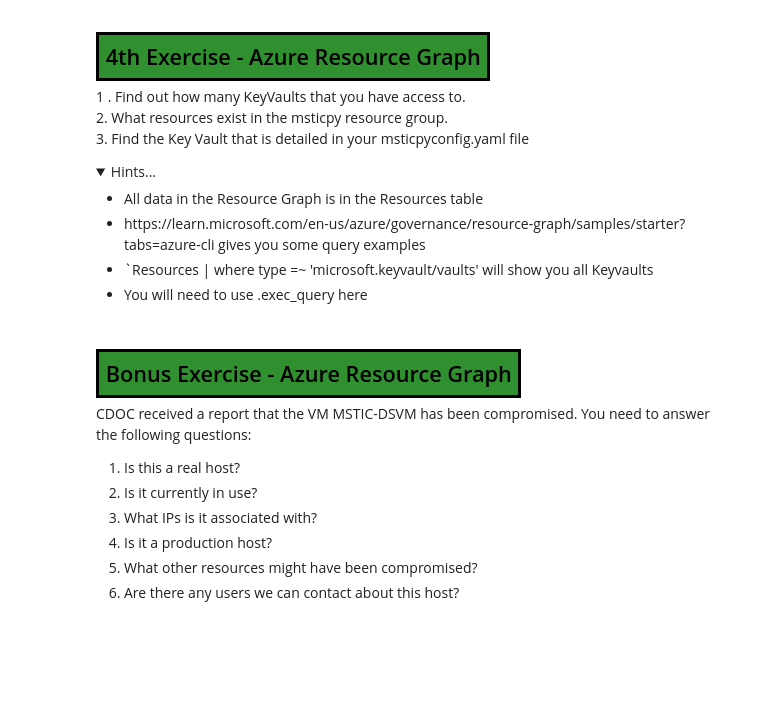
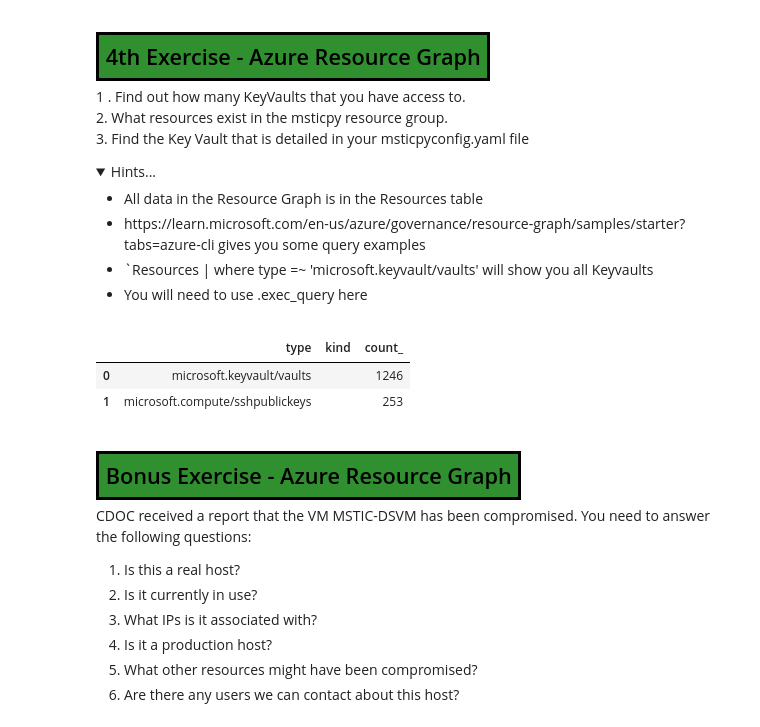
Before and after one commit to microsoft/msticpy-training, a Jupyter notebook: workshops/Jun2023/Session-3-AcquiringData.ipynb, the cells around one changed output. Cells and saved outputs as stored; diff of their text form; code cells hidden in the pictures; folded sections open; blank space fills up the shorter version.

```diff
--- a/workshops/Jun2023/Session-3-AcquiringData.ipynb
+++ b/workshops/Jun2023/Session-3-AcquiringData.ipynb
@@ -277,6 +508,12 @@ As with the other providers we can use in built queries or write our own custom
 <li>You will need to use .exec_query here</li>
 </ul>
 </details>
+# %%
+res_qry_prov.exec_query("Resources | where type contains 'key' | summarize count() by type, kind | order by count_ desc")
+# %% [output]
+|  | type | kind | count_ |
+| 0 | microsoft.keyvault/vaults |  | 1246 |
+| 1 | microsoft.compute/sshpublickeys |  | 253 |
 # %% [markdown]
 
 ## <a style="border: solid; padding:5pt; color:black; background-color:#309030">Bonus Exercise - Azure Resource Graph</a>
```
Also changed, not shown: parts of 30 cells of this notebook, 16 other files.
